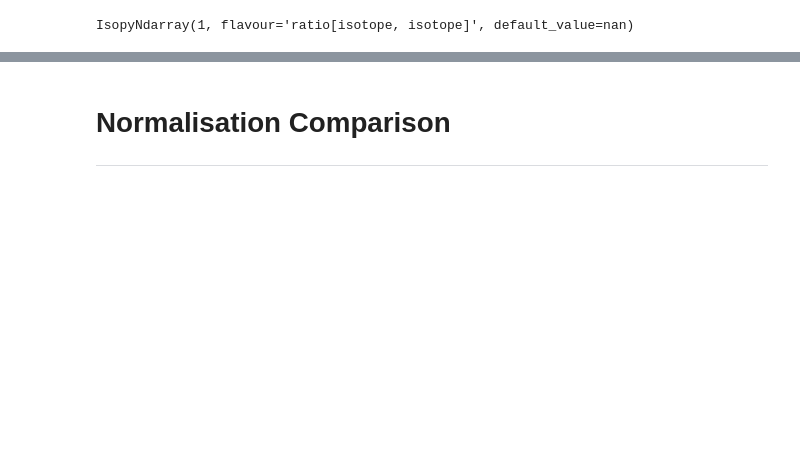
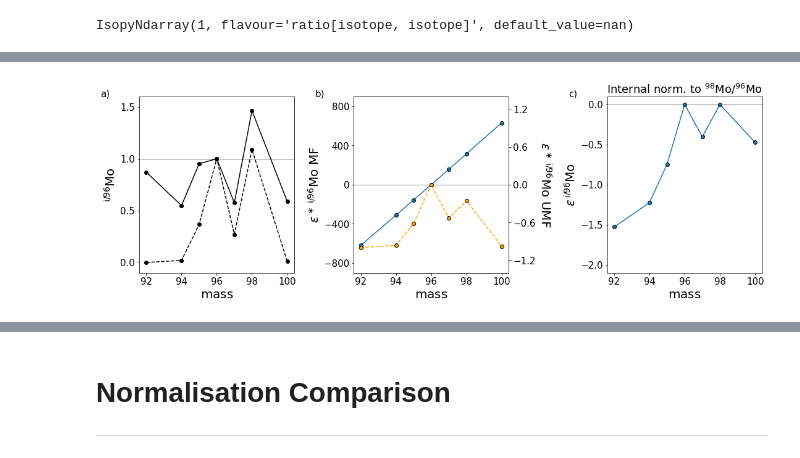
Before and after one commit to mattias-ek/internal_normalisation, a Jupyter notebook: InternalNormalisation.ipynb, the cells around one changed output, grey strips where cells are left out. Drawn from its saved outputs; the diff is of its cells as text; code cells hidden in the pictures; blank space fills up the shorter version.

```diff
--- a/InternalNormalisation.ipynb
+++ b/InternalNormalisation.ipynb
@@ -352,25 +379,28 @@ def plot_all(model_names, **name_result):
 # Load models and solar values
 ---
 # %%
-# The solar values from Lodders et al 2009
+# The solar values from Lodders et al. [3]
 solar_L09 = isopy.refval.isotope.initial_solar_system_abundance_L09
 
-# The solar values from Anders & Grevesse 1989
+# The solar values from Anders & Grevesse [4]
 solar_AG89 = isopy.refval.isotope.initial_solar_system_abundance_AG89
 
 # The mass of each isotope
-mass = isopy.refval.isotope.mass
-
-#all_models = load_monash_models()
+mass = isopy.refval.isotope.mass_AME20
 
 # This only included the models and abundances used to create the Figures
 monash_models = load_models('monash.csv', mass_fraction=False, normalise_to_si=False)
 
-# All the FRUITY models as of August 2022
+# All the FRUITY models [5] as of September 2022
 fruity_models = load_models('fruity.csv', mass_fraction=True, normalise_to_si=True)
 
-# The internal normalisation ratios and values from Table 1
+# The internal normalisation ratios and values from Table 1 in Lugaro et al. [1]
 normrat_values = isopy.array('normrat_values.csv')
+
+# From Stephan et al. [6]
+SiC_mo = isopy.array(mo92=-1000, mo94=-964, mo95=-615, mo96=0, mo97=-532, mo98=-256, mo100=-980)
+SiC_mo = (SiC_mo/1000) + 1
+SiC_mo = SiC_mo * solar_L09
 # %%
 normrat_values
 # %% [output]
@@ -443,3 +461,64 @@ isopy.tb.plot_spider(axes.three, corrected_MF, constants={96:0})
+# %%
+normrat = isopy.keystring('98mo/96mo')
+solar_mo = solar_L09.to_array(element_symbol='mo')
+mass_mo = mass.to_array(solar_mo.keys).ratio('96mo')
+
+# Create the subplots for our final figure
+axes = isopy.tb.create_subplots(plt, [['one', ('twol', 'twor'), 'three']],
+                                figure_width=15, figure_height=5, gridspec_wspace=0.05)
+
+isopy.tb.update_axes(axes.one, xlabel=r'$\rm{mass}$', ylabel=r'$^{\rm{i}/96}\rm{Mo}$',
+                    ylim = (-0.1, 1.6), yticks=[0, 0.5, 1, 1.5])
+isopy.tb.update_axes(axes.twol, ylabel=r'$\epsilon^\ast\,^{\rm{i}/96} \rm{Mo}$ MF', xlabel=r'$\rm{mass}$',
+                    ylim=(-900, 900), yticks=[-800, -400, 0, 400, 800])
+isopy.tb.update_axes(axes.twor,
+                    ylim=(-1.4, 1.4), yticks=[-1.2, -0.6, 0, 0.6, 1.2])
+axes.twor.set_ylabel(r'$\epsilon^\ast\, ^{\rm{i}/96} \rm{Mo}$ UMF', rotation=270, va='bottom')
+isopy.tb.update_axes(axes.three, xlabel=r'$\rm{mass}$', ylabel=r'$\epsilon\,^{i/96} \rm{Mo}$',
+                     title='Internal norm. to $^{98}$Mo/$^{96}$Mo',
+                    ylim=(-2.1, 0.1), yticks = [-2, -1.5, -1, -0.5, 0])
+
+axes.one.annotate('a)', (-0.25, 1), xycoords='axes fraction')
+axes.twol.annotate('b)', (-0.25, 1), xycoords='axes fraction')
+axes.three.annotate('c)', (-0.25, 1), xycoords='axes fraction')
+
+axes.one.axhline(1, color='black', linewidth = 0.5)
+axes.twol.axhline(0, color='black', linewidth = 0.5)
+axes.three.axhline(0, color='black', linewidth = 0.5)
+
+# Plot the solar and s-process abundance relative to 96Mo
+isopy.tb.plot_spider(axes.one, solar_mo.ratio('96mo'), constants={96:1}, color='black')
+isopy.tb.plot_spider(axes.one, SiC_mo.ratio('96mo'), constants={96:1}, linestyle='--', marker='o', color='black')
+
+# Create the synthetic samples
+sample_UMF = (solar_mo + SiC_mo * 1E-4).ratio('96mo') # Add small amount of s-process material
+sample_MF = sample_UMF / np.power(mass_mo, -1.5) # Add mass fractionation
+
+# The beta value calculated from the samples
+beta_UMF = np.log(solar_L09.get(normrat)/sample_UMF[normrat]) / np.log(mass.get(normrat))
+beta_MF = np.log(solar_L09.get(normrat)/sample_MF[normrat]) / np.log(mass.get(normrat))
+
+# Plot the samples on seperate y-axes
+isopy.tb.plot_spider(axes.twol, ((sample_MF/solar_L09)-1)*10000, constants={96:0})
+isopy.tb.plot_spider(axes.twor, ((sample_UMF/solar_L09)-1)*10000, constants={96:0}, color='orange', linestyle='--')
+
+# Correct for mass fractionationd
+Q = np.log(mass_mo)/ np.log(mass_mo.get(normrat))
+
+corrected_UMF = (sample_UMF/solar_L09)
+corrected_UMF = (corrected_UMF * np.power(corrected_UMF.get(normrat), -Q) -1) * 1E4
+
+corrected_MF = (sample_MF/solar_L09)
+corrected_MF = (corrected_MF * np.power(corrected_MF.get(normrat), -Q) -1) * 1E4
+
+# Plot the corrected values
+isopy.tb.plot_spider(axes.three, corrected_MF, constants={96:0})
+#isopy.tb.plot_spider(axes.three, corrected_UMF, constants={96:0}, linestyle='--', marker='o', color='orange')
+
+# Save the figure
+#plt.savefig('Figure2-NormExample.pdf')
+# %% [output]
+[figure, added]
 # %%
 # The mass fractionation fractors for the samples
 beta_UMF, beta_MF, (-1.5 + beta_UMF)
```
Also changed, not shown: parts of 24 cells of this notebook, 5 other files.
